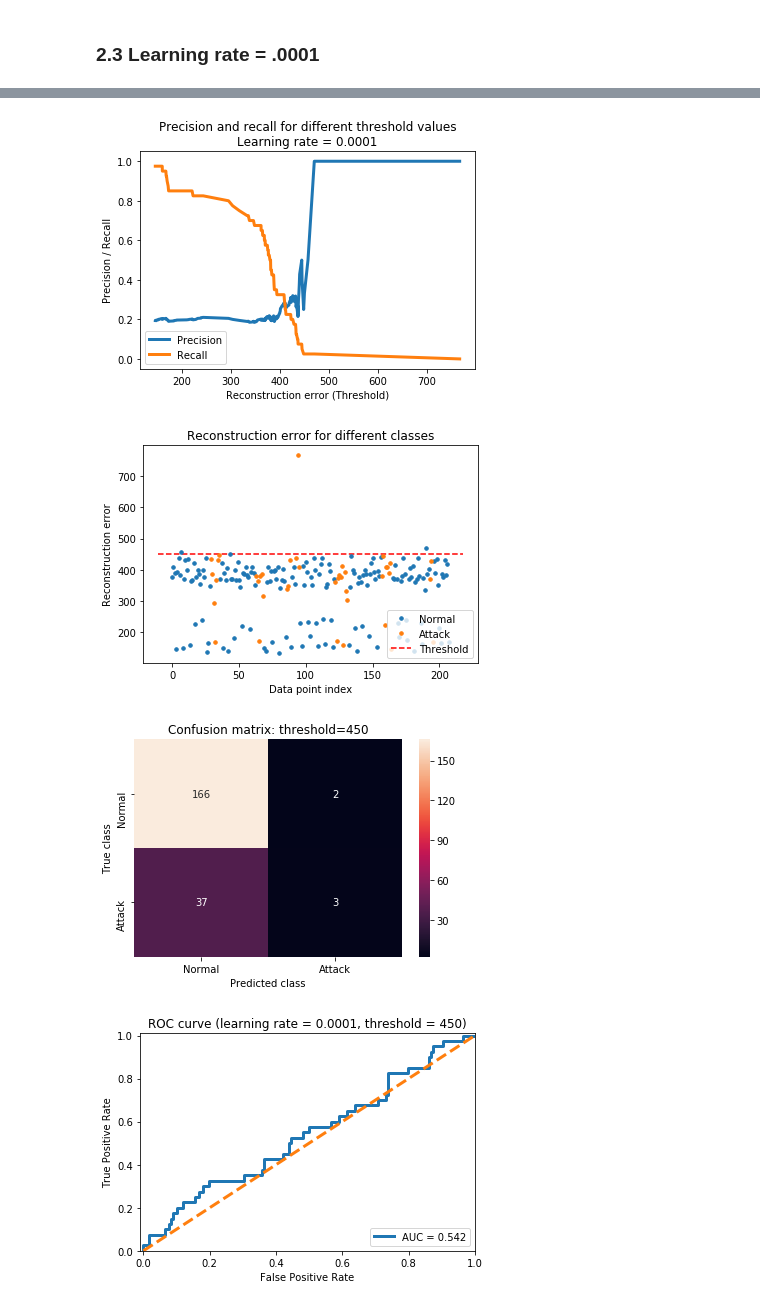
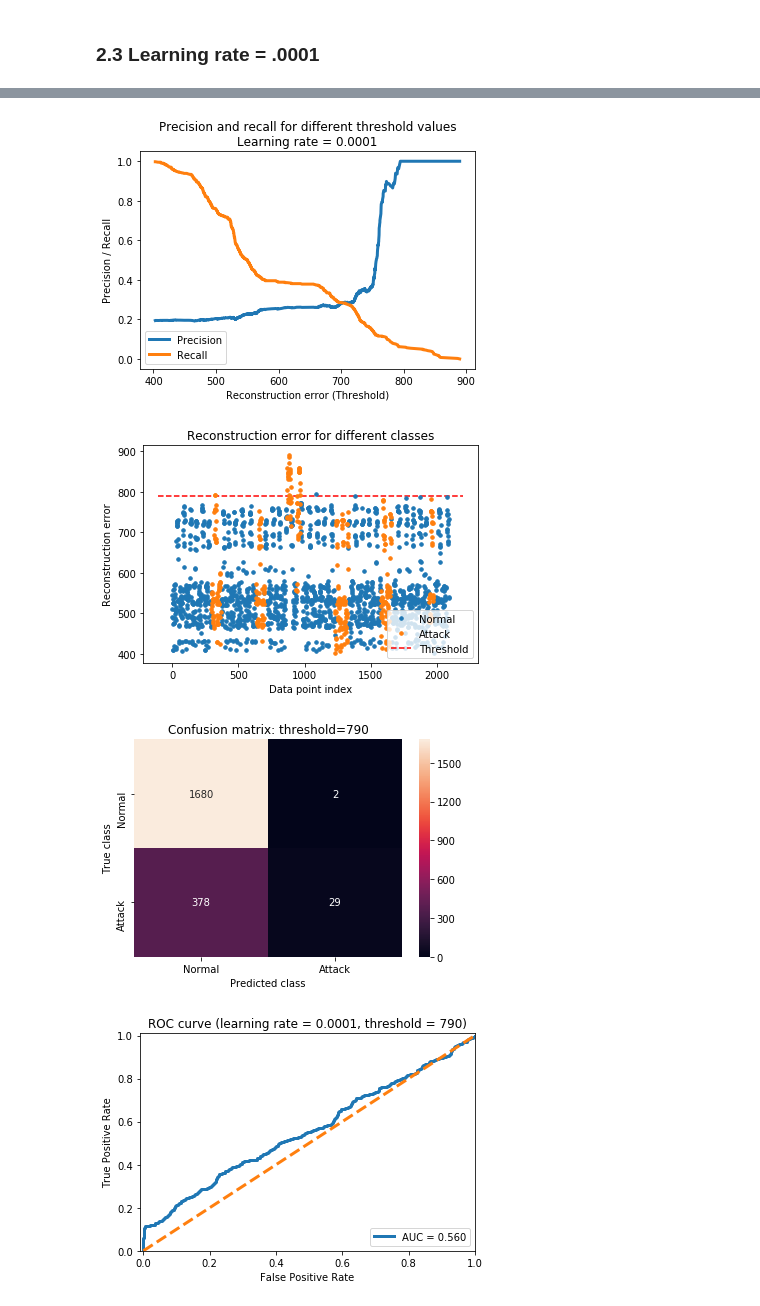
Before and after one commit to chengh42/Cyber-Data-Analytics, a Jupyter notebook: batadal/Task6_Bonus.ipynb, the cells around one changed output, grey strips where cells are left out. Saved outputs shown, nothing was run; the diff lists cells and outputs as text; code cells hidden in the pictures.

```diff
--- a/batadal/Task6_Bonus.ipynb
+++ b/batadal/Task6_Bonus.ipynb
@@ -301,9 +219,6 @@ def tp_anomalous_region(error_df, threshold_fixed):
 # %%
 # assign threshold
-threshold_fixed = 860
-
-# if detected at least one anomaly in the anomalous region, overwrite fp to tp
-error_df = tp_anomalous_region(error_df, threshold_fixed)
+threshold_fixed = 950
 
 # plot the results again
 plot_precision_recall_curve(error_df, learning_rate)
@@ -317,14 +232,15 @@ plot_error(error_df, threshold_fixed)
 Evaluate the model using testing dataset with assigned threshold.
 # %%
 # evaluate the results
-def evaluation(model, learning_rate):
-    test_pred = model.predict(test_x) # predict with training dataset #2
+def evaluation(model, learning_rate, threshold):
+    test_pred = model.predict(test) # predict with training dataset #2
 
     # calculate reconstruction error
-    rmse = np.mean(np.power(test_y - test_pred, 2), axis=1)
+    rmse = np.mean(np.power(test - test_pred, 2), axis=1)
 
     # compare the reconstruction error to true class
-    error_df = pd.DataFrame({'Reconstruction_error': rmse,
+    error_df = pd.DataFrame({'Reconstruction_error' : rmse,
+                             'Detected': rmse >= threshold,
                              'True_class': test_label['ATT_FLAG']})
     error_df.reset_index(inplace = True)
     return error_df, rmse
@@ -375,7 +290,7 @@ learning_rate = 1e-3
 
 model = autoencoder(learning_rate)
 
-model.fit(train_x, train_y,
+model.fit(train, train,
           epochs = nr_epochs,
           batch_size = batch_size,
           shuffle = True,
@@ -434,7 +348,7 @@ learning_rate = 1e-4
 
 model = autoencoder(learning_rate)
 
-model.fit(train_x, train_y,
+model.fit(train, train,
           epochs = nr_epochs,
           batch_size = batch_size,
           shuffle = True,
@@ -470,18 +384,17 @@ plot_error(error_df)
 # %%
 # assign threshold
-threshold_fixed = 450
+threshold_fixed = 790
 
 # predict the results for testing dataset
-error_df, rmse = evaluation(model, learning_rate)
-error_df = tp_anomalous_region(error_df, threshold_fixed)
+error_df, rmse = evaluation(model, learning_rate, threshold_fixed)
 
 # plot the results
 plot_precision_recall_curve(error_df, learning_rate)
 plot_error(error_df, threshold_fixed)
 plot_conf_matrix(error_df, threshold_fixed)
 plot_roc_curve(error_df, learning_rate, threshold_fixed)
 # %% [output]
-[figure, old version]
+[figure, new version]
-[figure, old version]
+[figure, new version]
-[figure, old version]
+[figure, new version]
-[figure, old version]
+[figure, new version]
```
Also changed, not shown: parts of 27 cells of this notebook.
